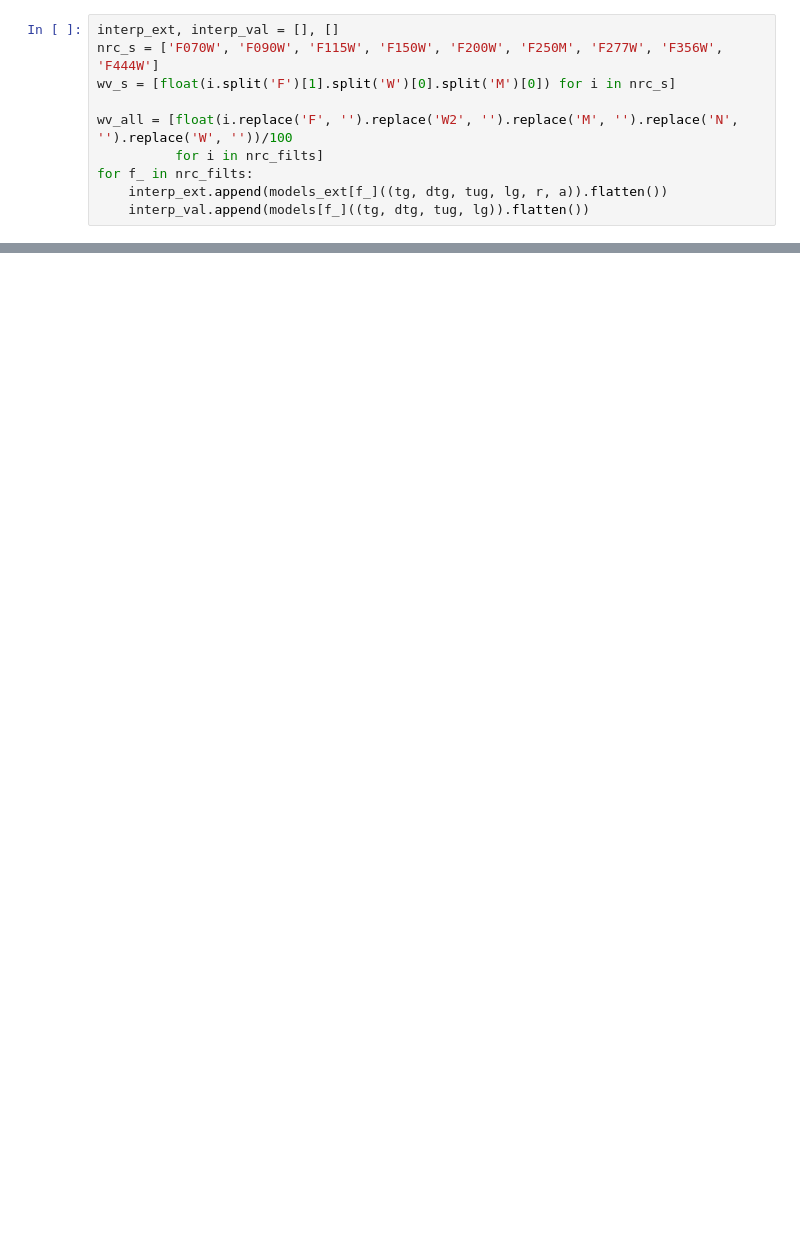
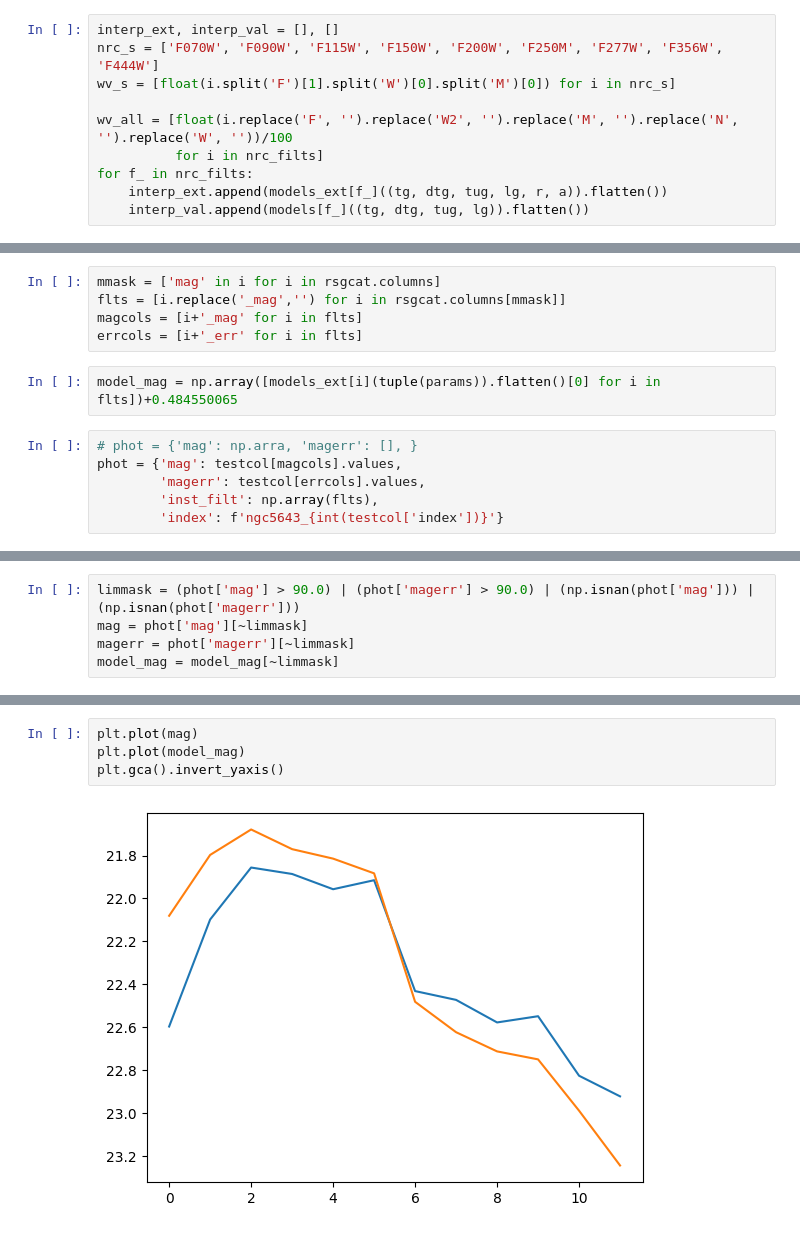
Before and after one commit to aswinsuresh24/rsg_phot, a Jupyter notebook: mcmc.ipynb, the cells around one changed output, grey strips where cells are left out. Drawn from its saved outputs; the diff is of its cells as text; blank space fills up the shorter version.

```diff
--- a/mcmc.ipynb
+++ b/mcmc.ipynb
@@ -285,0 +314,13 @@ fig.subplots_adjust(hspace=0.1)
+# %%
+mmask = ['mag' in i for i in rsgcat.columns]
+flts = [i.replace('_mag','') for i in rsgcat.columns[mmask]]
+magcols = [i+'_mag' for i in flts]
+errcols = [i+'_err' for i in flts]
+# %%
+model_mag = np.array([models_ext[i](tuple(params)).flatten()[0] for i in flts])+0.484550065
+# %%
+# phot = {'mag': np.arra, 'magerr': [], }
+phot = {'mag': testcol[magcols].values,
+        'magerr': testcol[errcols].values,
+        'inst_filt': np.array(flts),
+        'index': f'ngc5643_{int(testcol['index'])}'}
@@ -285,0 +347,5 @@ fig.subplots_adjust(hspace=0.1)
+# %%
+limmask = (phot['mag'] > 90.0) | (phot['magerr'] > 90.0) | (np.isnan(phot['mag'])) | (np.isnan(phot['magerr']))
+mag = phot['mag'][~limmask]
+magerr = phot['magerr'][~limmask]
+model_mag = model_mag[~limmask]
@@ -285,0 +358,6 @@ fig.subplots_adjust(hspace=0.1)
+# %%
+plt.plot(mag)
+plt.plot(model_mag)
+plt.gca().invert_yaxis()
+# %% [output]
+[figure, added]
```
Also changed, not shown: parts of 17 cells of this notebook, 2 other files.
